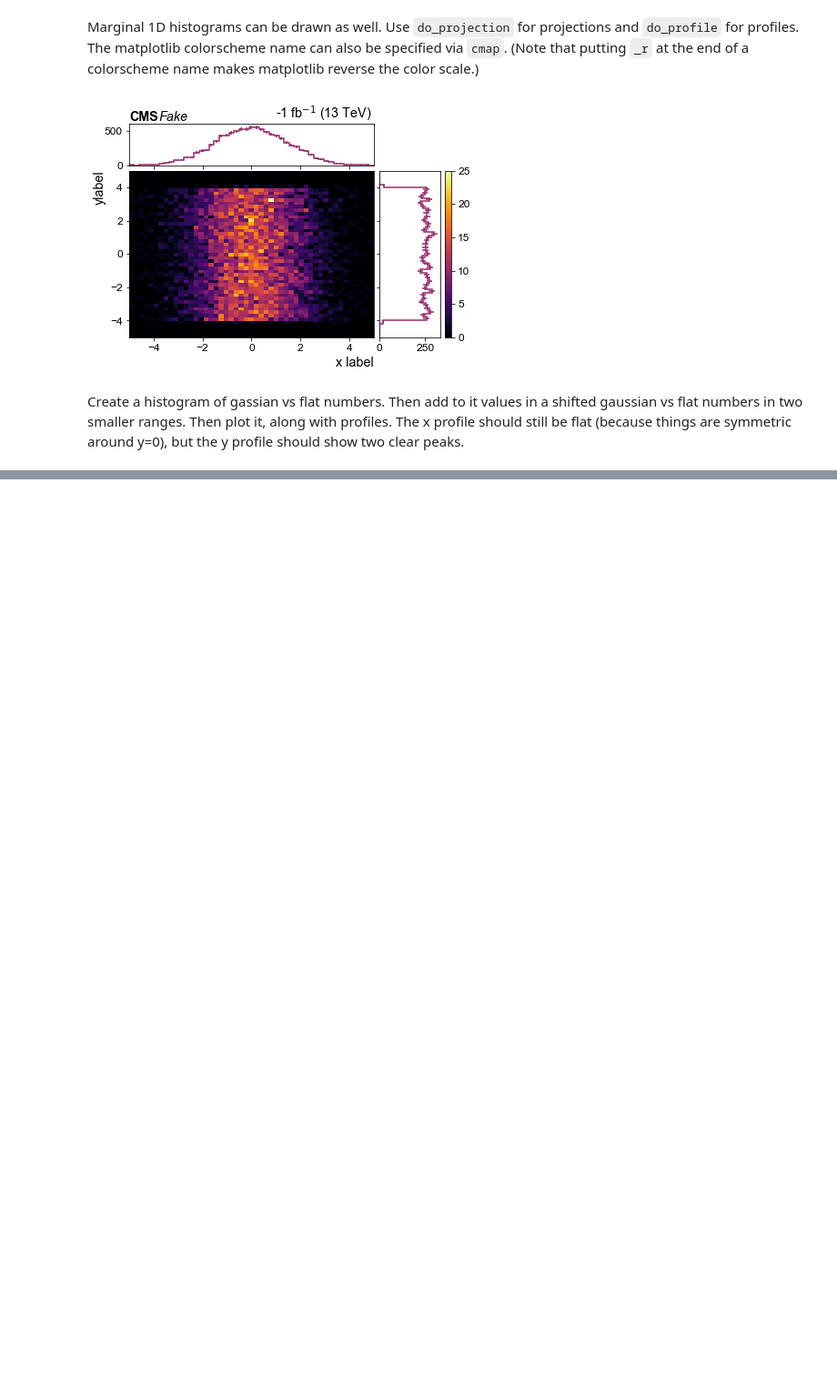
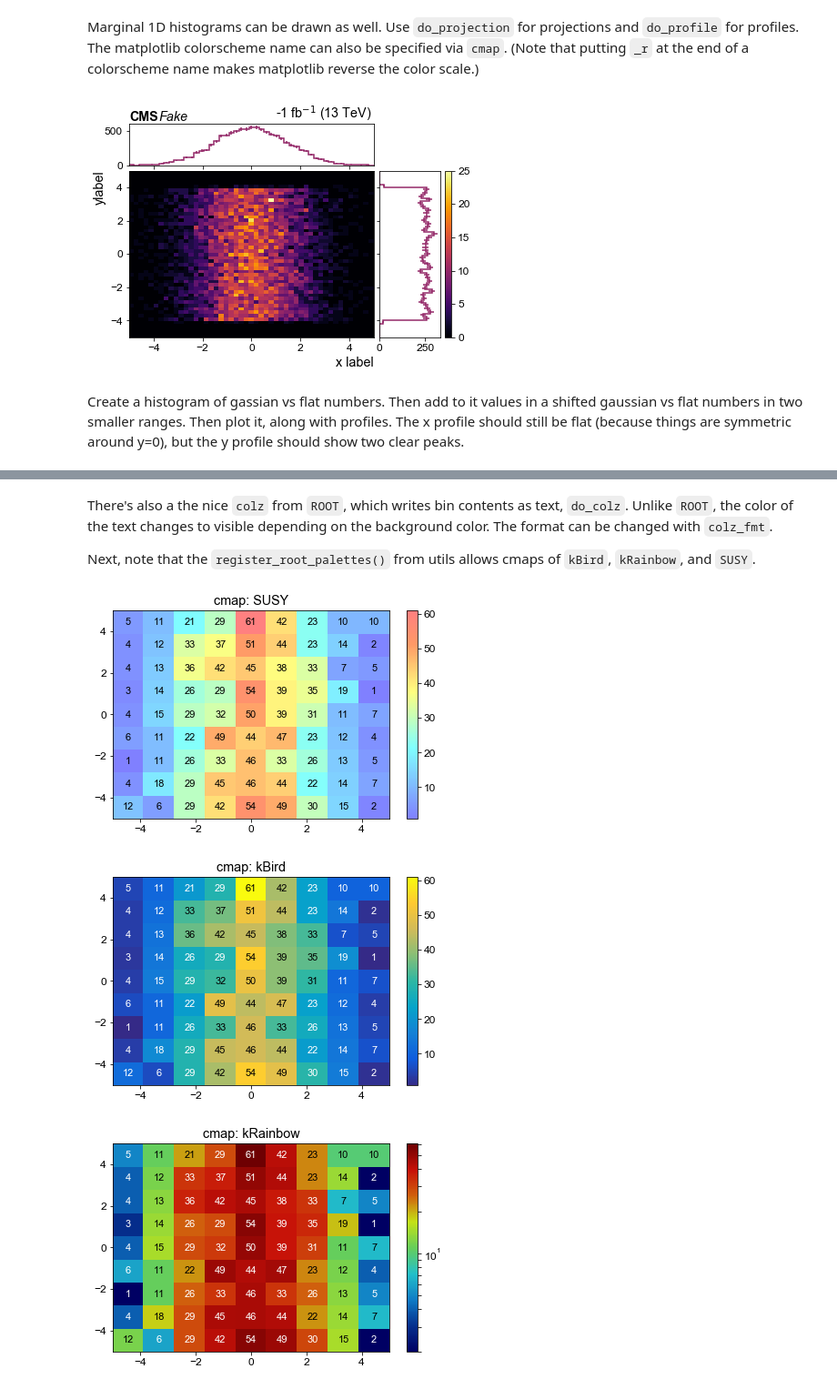
Before and after one commit to aminnj/matplottery, a Jupyter notebook: examples/examples.ipynb, the cells around one changed output, grey strips where cells are left out. Shown at 91% size. Cells and saved outputs as stored; diff of their text form; code cells hidden in the pictures; blank space fills up the shorter version.

Commit message:
colz option and palettes

```diff
--- a/examples/examples.ipynb
+++ b/examples/examples.ipynb
@@ -290,0 +286,19 @@ _ = plotter.plot_2d(hist, do_profile=True)
+# %% [markdown]
+There's also a the nice `colz` from `ROOT`, which writes bin contents as text, `do_colz`. Unlike `ROOT`, the color of the text changes to visible depending on the background color. The format can be changed with `colz_fmt`.
+
+Next, note that the `register_root_palettes()` from utils allows cmaps of `kBird`, `kRainbow`, and `SUSY`.
+# %%
+N = 2000
+vals = np.c_[ np.random.normal(0,2,N), np.random.uniform(-5.0,5.0,N) ]
+bins = [ np.linspace(-5,5,10), np.linspace(-5,5,10) ]
+hist = Hist2D(vals,bins=bins)
+
+register_root_palettes()
+
+for cmap in ["SUSY", "kBird", "kRainbow"]:
+    do_log = cmap == "kRainbow"
+    fig, axs = plotter.plot_2d(hist, do_colz=True, colz_fmt=".0f", cmap=cmap, title="cmap: {}".format(cmap), do_log=do_log)
+# %% [output]
+[figure, added]
+[figure, added]
+[figure, added]
```
Also changed, not shown: parts of 3 cells of this notebook, 2 other files.
